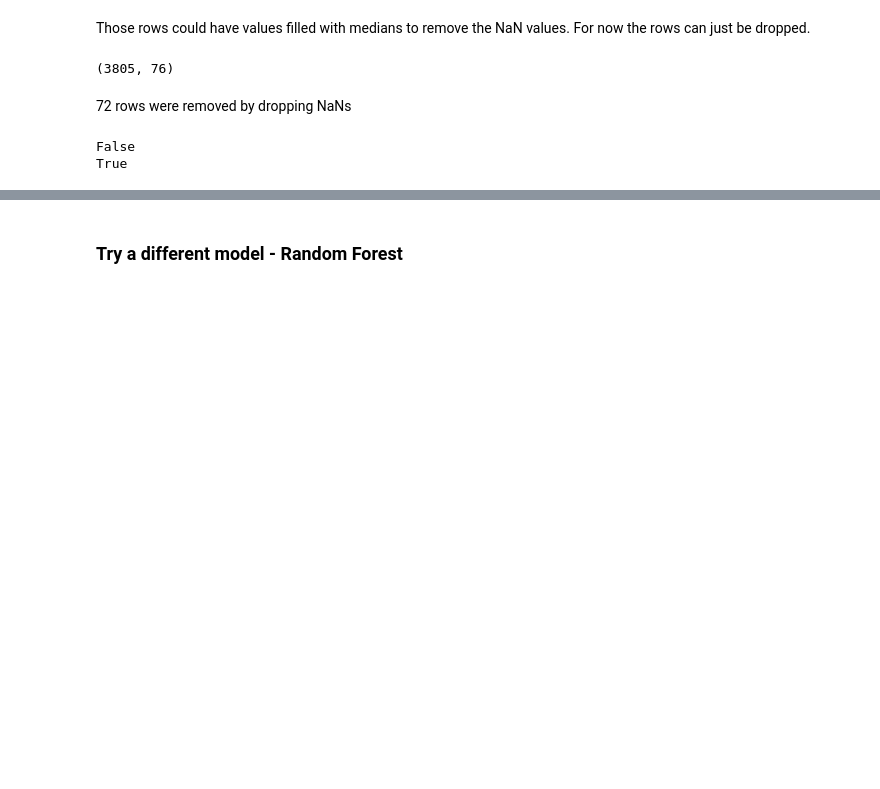
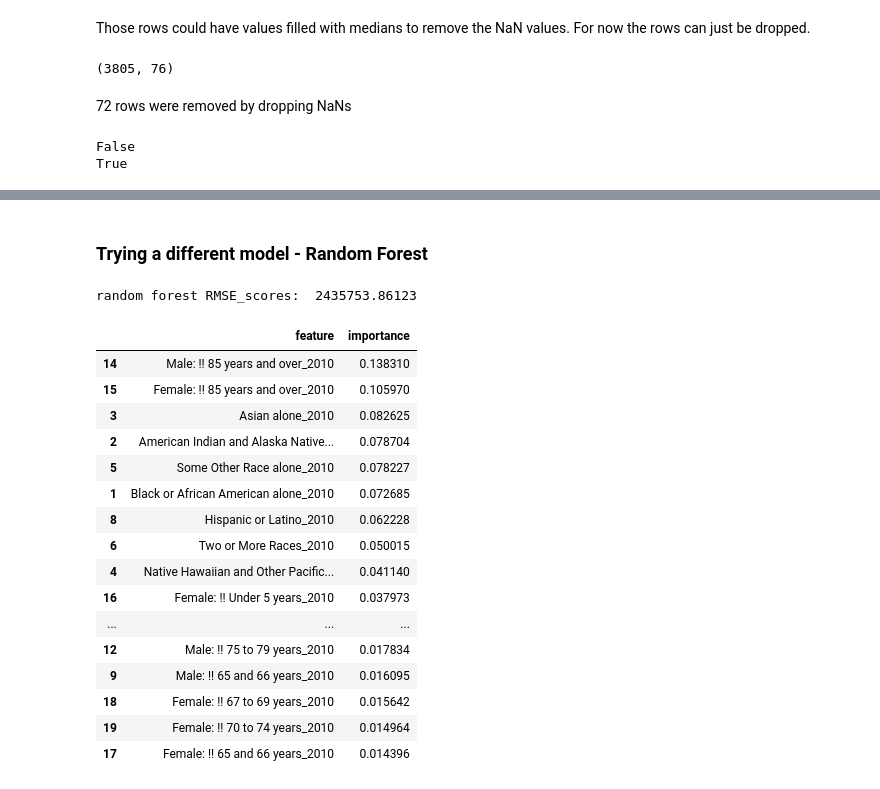
Before and after one commit to ilmcconnell/DS-SEA-3-Project-ILM, a Jupyter notebook: FinalPaperILM.ipynb, the cells around one changed output, grey strips where cells are left out. Cells and saved outputs as stored; diff of their text form; code cells hidden in the pictures; blank space fills up the shorter version.

```diff
--- a/FinalPaperILM.ipynb
+++ b/FinalPaperILM.ipynb
@@ -707,35 +798,56 @@ This approach worked better for treereg - slightly better than random guessing,
 # %% [markdown]
-### Try a different model - Random Forest
+### Trying a different model - Random Forest
 # %%
-#OK JUST TRY RANDOM FOREST
-
+#DEFINE FEATURE SET USING RACE AND AGE FEATURES
 feature_cols=['White alone_2010',
 'Black or African American alone_2010',
 'American Indian and Alaska Native alone_2010', 'Asian alone_2010',
 'Native Hawaiian and Other Pacific Islander alone_2010',
 'Some Other Race alone_2010', 'Two or More Races_2010',
 'Not Hispanic or Latino_2010', 'Hispanic or Latino_2010',
 'Male: !! 65 and 66 years_2010', 'Male: !! 67 to 69 years_2010',
 'Male: !! 70 to 74 years_2010', 'Male: !! 75 to 79 years_2010',
 'Male: !! 80 to 84 years_2010', 'Male: !! 85 years and over_2010',
 'Female: !! 85 years and over_2010', 'Female: !! Under 5 years_2010',
 'Female: !! 65 and 66 years_2010', 'Female: !! 67 to 69 years_2010',
 'Female: !! 70 to 74 years_2010', 'Female: !! 75 to 79 years_2010',
 'Female: !! 80 to 84 years_2010']
 
-#set up x and y
+#SETUP X AND y
 y = numericCensusZipPaymentNoNanAgainStates['adjTotal']
 X = numericCensusZipPaymentNoNanAgainStates[feature_cols]
 
+#IMPORT RANDOM FOREST REGRESSOR
 from sklearn.ensemble import RandomForestRegressor
+
+#INSTANTIATE THE ESTIMATOR
 rfreg = RandomForestRegressor()
-rfreg
 
+#DETERMINE RMSE
 from sklearn.cross_validation import cross_val_score
-
 MSE_scores = cross_val_score(rfreg, X, y, cv=10, scoring='mean_squared_error')
 RMSE_scores = np.mean(np.sqrt(-MSE_scores))
 print 'random forest RMSE_scores: ', RMSE_scores
 
+#DETERMINE THE IMPORTANCE TO THE MODEL OF EACH FEATURE IN THE DATASET
 rfreg.fit(X,y)
 pd.DataFrame({'feature':feature_cols, 'importance':rfreg.feature_importances_}).sort_values('importance', ascending=False)
+# %% [output]
+random forest RMSE_scores:  2435753.86123
+|  | feature | importance |
+| 14 | Male: !! 85 years and over_2010 | 0.138310 |
+| 15 | Female: !! 85 years and over_2010 | 0.105970 |
+| 3 | Asian alone_2010 | 0.082625 |
+| 2 | American Indian and Alaska Native... | 0.078704 |
+| 5 | Some Other Race alone_2010 | 0.078227 |
+| 1 | Black or African American alone_2010 | 0.072685 |
+| 8 | Hispanic or Latino_2010 | 0.062228 |
+| 6 | Two or More Races_2010 | 0.050015 |
+| 4 | Native Hawaiian and Other Pacific... | 0.041140 |
+| 16 | Female: !! Under 5 years_2010 | 0.037973 |
+| ... | ... | ... |
+| 12 | Male: !! 75 to 79 years_2010 | 0.017834 |
+| 9 | Male: !! 65 and 66 years_2010 | 0.016095 |
+| 18 | Female: !! 67 to 69 years_2010 | 0.015642 |
+| 19 | Female: !! 70 to 74 years_2010 | 0.014964 |
+| 17 | Female: !! 65 and 66 years_2010 | 0.014396 |
```
Also changed, not shown: parts of 20 cells of this notebook.
